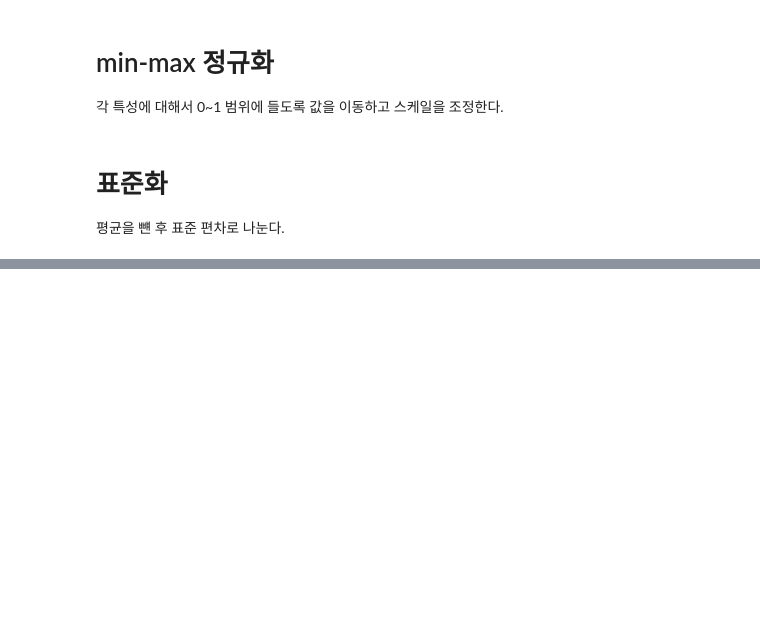
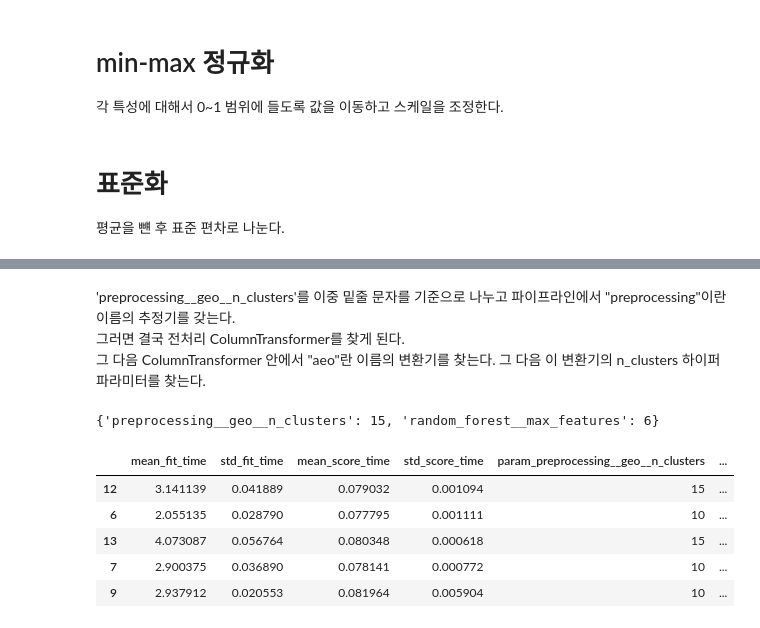
Before and after one commit to gokimkq123/Machine_Learning-with-Scikit-Learn-Keras-TensorFlow, a Jupyter notebook: Chapter 02/house.ipynb, the cells around one changed output, grey strips where cells are left out. Drawn from its saved outputs; the diff is of its cells as text; code cells hidden in the pictures; blank space fills up the shorter version.

```diff
--- a/Chapter 02/house.ipynb
+++ b/Chapter 02/house.ipynb
@@ -272,0 +364,3 @@ housing_num_std_scaled = std_scaler.fit_transform(housing_num)
+# %%
+housing_prepared = preprocessing.fit_transform(housing)
+housing_prepared.shape
@@ -272,0 +383,5 @@ housing_num_std_scaled = std_scaler.fit_transform(housing_num)
+# %%
+from sklearn.linear_model import LinearRegression
+
+lin_reg = make_pipeline(preprocessing, LinearRegression())
+lin_reg.fit(housing, housing_labels)
@@ -272,0 +426,5 @@ housing_num_std_scaled = std_scaler.fit_transform(housing_num)
+# %%
+from sklearn.tree import DecisionTreeRegressor
+
+tree_reg = make_pipeline(preprocessing, DecisionTreeRegressor(random_state=42))
+tree_reg.fit(housing, housing_labels)
@@ -272,0 +508,16 @@ housing_num_std_scaled = std_scaler.fit_transform(housing_num)
+# %%
+from sklearn.model_selection import GridSearchCV
+
+full_pipeline = Pipeline([
+    ("preprocessing", preprocessing),
+    ("random_forest", RandomForestRegressor(random_state=42))
+])
+
+param_grid = [
+    {'preprocessing__geo__n_clusters' : [5, 8, 10],
+     'random_forest__max_features' : [4, 6, 8]},
+    {'preprocessing__geo__n_clusters' : [10, 15],
+     'random_forest__max_features' : [6, 8, 10]}
+]
+grid_search = GridSearchCV(full_pipeline, param_grid, cv=3, scoring="neg_root_mean_squared_error")
+grid_search.fit(housing, housing_labels)
@@ -272,0 +544,19 @@ housing_num_std_scaled = std_scaler.fit_transform(housing_num)
+# %% [markdown]
+'preprocessing__geo__n_clusters'를 이중 밑줄 문자를 기준으로 나누고 파이프라인에서 "preprocessing"이란 이름의 추정기를 갖는다.<br>
+그러면 결국 전처리 ColumnTransformer를 찾게 된다.<br>
+그 다음 ColumnTransformer 안에서 "aeo"란 이름의 변환기를 찾는다. 그 다음 이 변환기의 n_clusters 하이퍼파라미터를 찾는다.
+# %%
+grid_search.best_params_
+# %% [output]
+{'preprocessing__geo__n_clusters': 15, 'random_forest__max_features': 6}
+# %%
+cv_res = pd.DataFrame(grid_search.cv_results_)
+cv_res.sort_values(by=['mean_test_score'], ascending=False, inplace=True)
+cv_res.head()
+# %% [output]
+|  | mean_fit_time | std_fit_time | mean_score_time | std_score_time | param_preprocessing__geo__n_clusters | ... |
+| 12 | 3.141139 | 0.041889 | 0.079032 | 0.001094 | 15 | ... |
+| 6 | 2.055135 | 0.028790 | 0.077795 | 0.001111 | 10 | ... |
+| 13 | 4.073087 | 0.056764 | 0.080348 | 0.000618 | 15 | ... |
+| 7 | 2.900375 | 0.036890 | 0.078141 | 0.000772 | 10 | ... |
+| 9 | 2.937912 | 0.020553 | 0.081964 | 0.005904 | 10 | ... |
```
Also changed, not shown: parts of 35 cells of this notebook, 1 other file.
